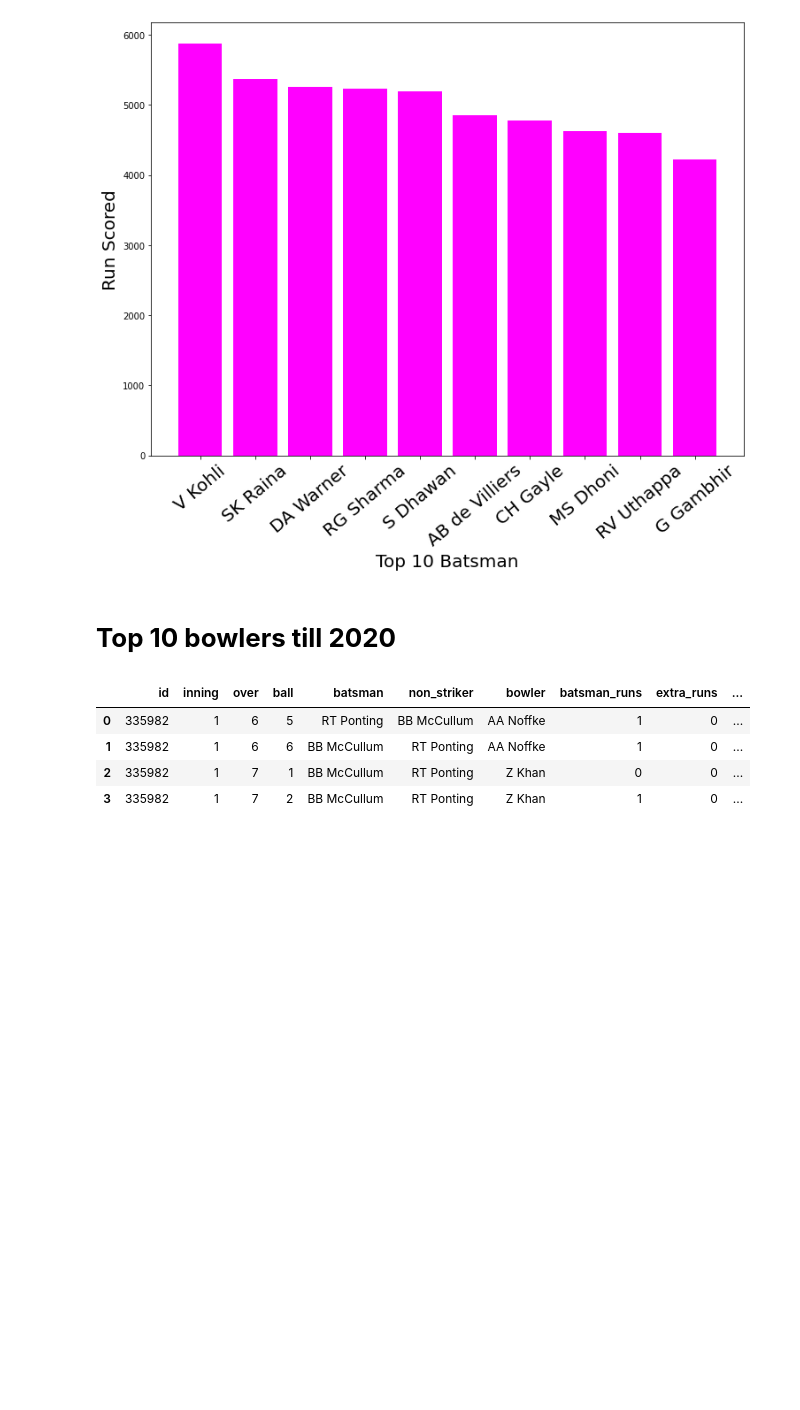
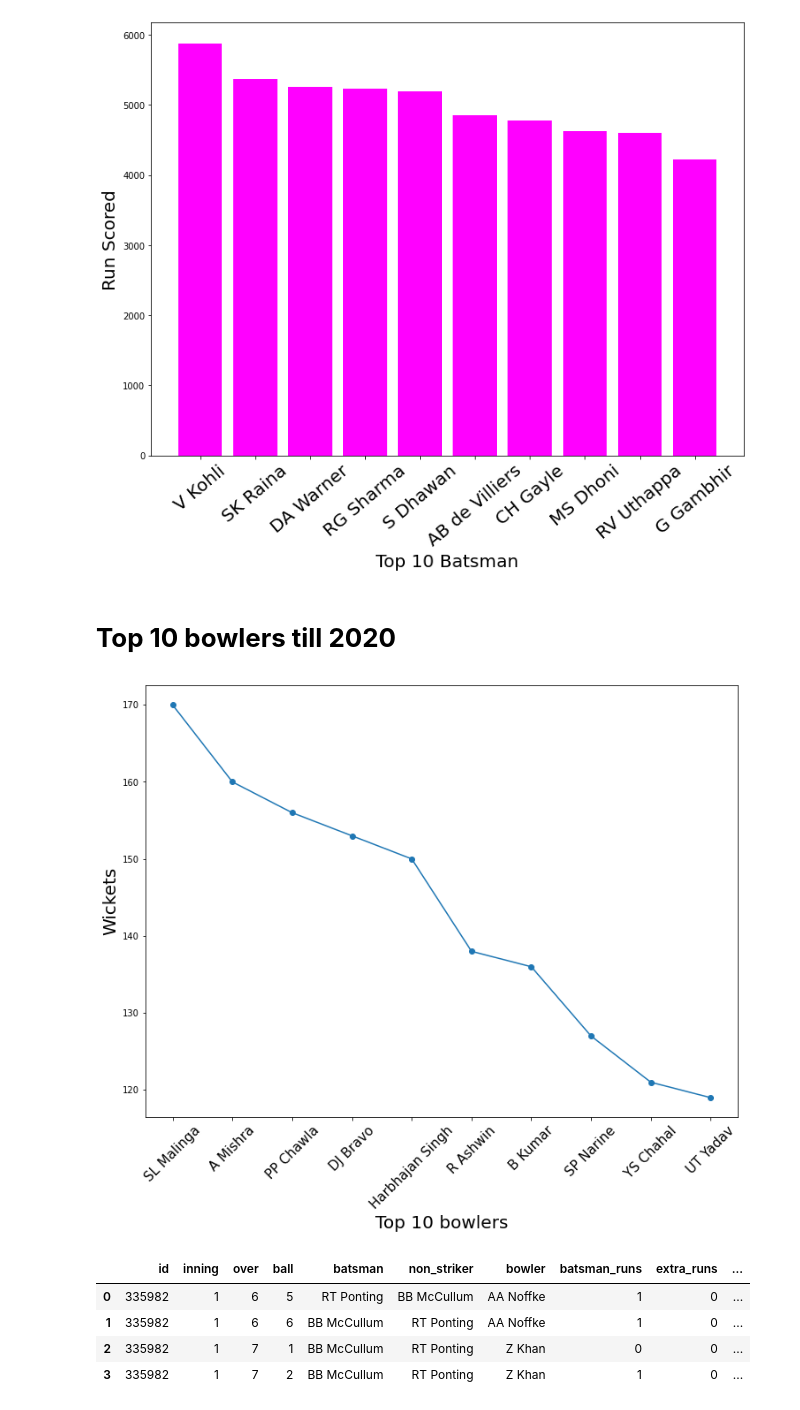
Before and after one commit to subhamyadav580/Data-Analysis-with-IPL-Dataset, a Jupyter notebook: IPL.ipynb, the cells around one changed output. Saved outputs shown, nothing was run; the diff lists cells and outputs as text; code cells hidden in the pictures; blank space fills up the shorter version.

```diff
--- a/IPL.ipynb
+++ b/IPL.ipynb
@@ -594,3 +594,5 @@ plt.show()
 # **Top 10 bowlers till 2020**
 # %%
 wicketData = bobData[(bobData.player_dismissed != 'Not out') & (bobData.dismissal_kind != 'run out')]
+bowlers = list(wicketData.bowler.value_counts().index)
+wickets = list(wicketData.bowler.value_counts())
@@ -599,3 +599,16 @@ bobData
+# %%
+
+fig = plt.figure(figsize=(12, 9))
+
+ax = fig.add_subplot()
+plt.plot(range(len(bowlers[:10])), wickets[:10], marker="o")
+plt.xlabel('Top 10 bowlers', fontsize=20)
+plt.ylabel('Wickets', fontsize=20)
+ax.set_xticks(range(10))
+ax.set_xticklabels(bowlers[:10], rotation=45, fontsize=15)
+plt.show()
+# %% [output]
+[figure, added]
 # %%
 bobData.head(4)
 # %% [output]
```
Also changed, not shown: parts of 1 cell of this notebook.
